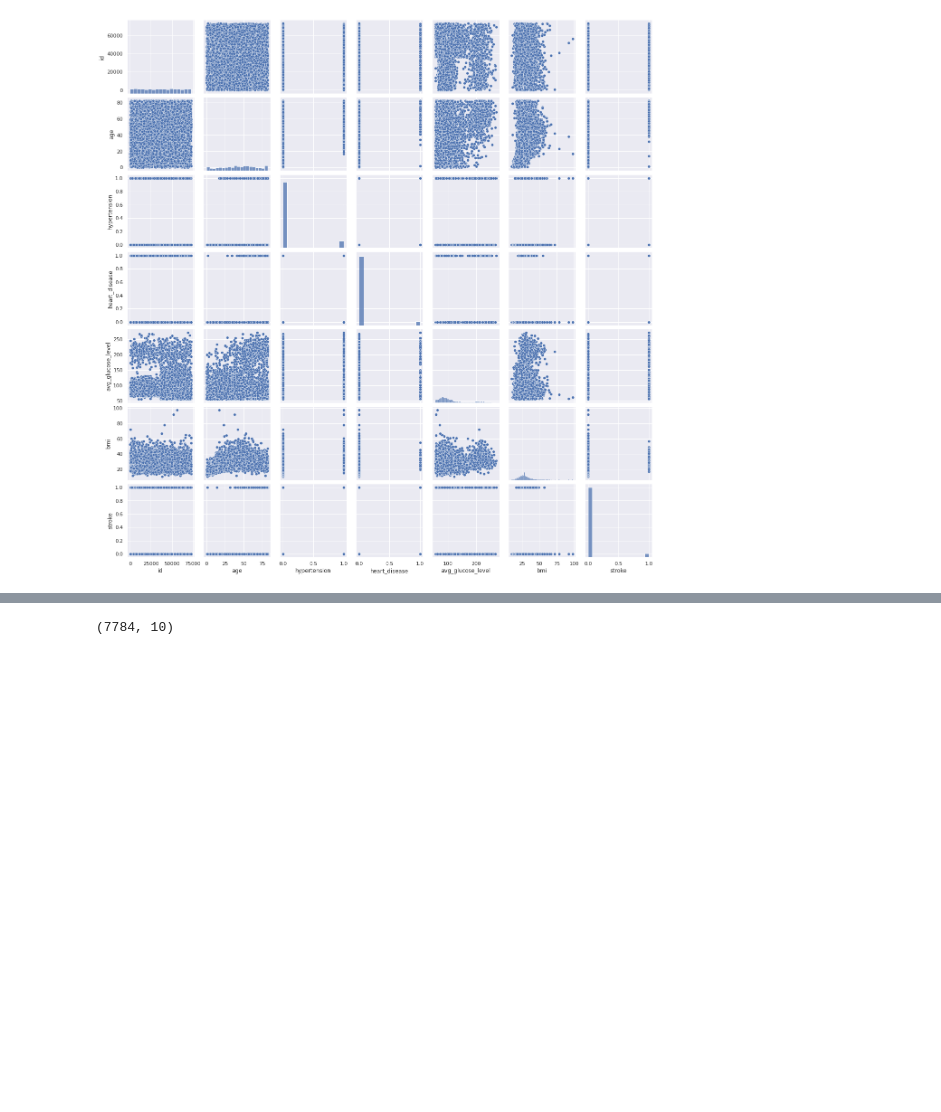
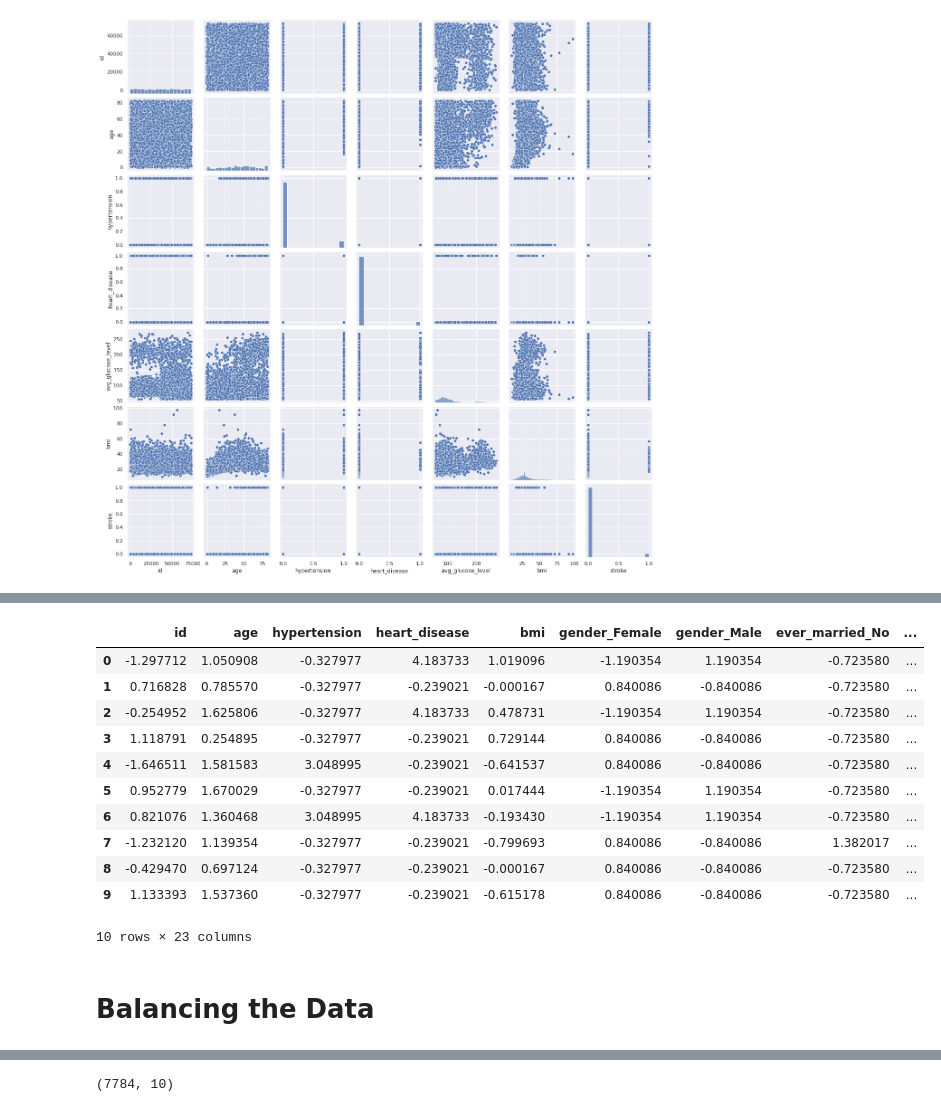
Before and after one commit to georgia-kpl/XAI_NeuroDisorders, a Jupyter notebook: Stroke_Prediction_and_XAI.ipynb, the cells around one changed output, grey strips where cells are left out. Cells and saved outputs as stored; diff of their text form; code cells hidden in the pictures; blank space fills up the shorter version.

Commit message:
Updated SMOTE balancing / Feature Engineering

```diff
--- a/Stroke_Prediction_and_XAI.ipynb
+++ b/Stroke_Prediction_and_XAI.ipynb
@@ -203,8 +369,3 @@ x = np.array(cat_encoding.fit_transform(x))
 # %%
-x = df.iloc[:, 1:-1].values
-y = df.iloc[:, -1].values
+x = df.drop(['stroke'],axis=1)
+y = df['stroke'].to_frame()
-# %%
-from sklearn.preprocessing import LabelEncoder
-l_e = LabelEncoder()
-x[:, 15] = l_e.fit_transform(x[:, 15])
-x[:, 16] = l_e.fit_transform(x[:, 16])
@@ -224,0 +374,21 @@ print(y)
+# %%
+scaler = preprocessing.StandardScaler()
+# %%
+df = pd.DataFrame(scaler.fit_transform(x), columns=x.columns)
+# %%
+df.head(10)
+# %% [output]
+|  | id | age | hypertension | heart_disease | bmi | gender_Female | gender_Male | ever_married_No | ... |
+| 0 | -1.297712 | 1.050908 | -0.327977 | 4.183733 | 1.019096 | -1.190354 | 1.190354 | -0.723580 | ... |
+| 1 | 0.716828 | 0.785570 | -0.327977 | -0.239021 | -0.000167 | 0.840086 | -0.840086 | -0.723580 | ... |
+| 2 | -0.254952 | 1.625806 | -0.327977 | 4.183733 | 0.478731 | -1.190354 | 1.190354 | -0.723580 | ... |
+| 3 | 1.118791 | 0.254895 | -0.327977 | -0.239021 | 0.729144 | 0.840086 | -0.840086 | -0.723580 | ... |
+| 4 | -1.646511 | 1.581583 | 3.048995 | -0.239021 | -0.641537 | 0.840086 | -0.840086 | -0.723580 | ... |
+| 5 | 0.952779 | 1.670029 | -0.327977 | -0.239021 | 0.017444 | -1.190354 | 1.190354 | -0.723580 | ... |
+| 6 | 0.821076 | 1.360468 | 3.048995 | 4.183733 | -0.193430 | -1.190354 | 1.190354 | -0.723580 | ... |
+| 7 | -1.232120 | 1.139354 | -0.327977 | -0.239021 | -0.799693 | 0.840086 | -0.840086 | 1.382017 | ... |
+| 8 | -0.429470 | 0.697124 | -0.327977 | -0.239021 | -0.000167 | 0.840086 | -0.840086 | -0.723580 | ... |
+| 9 | 1.133393 | 1.537360 | -0.327977 | -0.239021 | -0.615178 | 0.840086 | -0.840086 | -0.723580 | ... |
+10 rows × 23 columns
+# %% [markdown]
+# Balancing the Data
```
Also changed, not shown: parts of 76 cells of this notebook.
